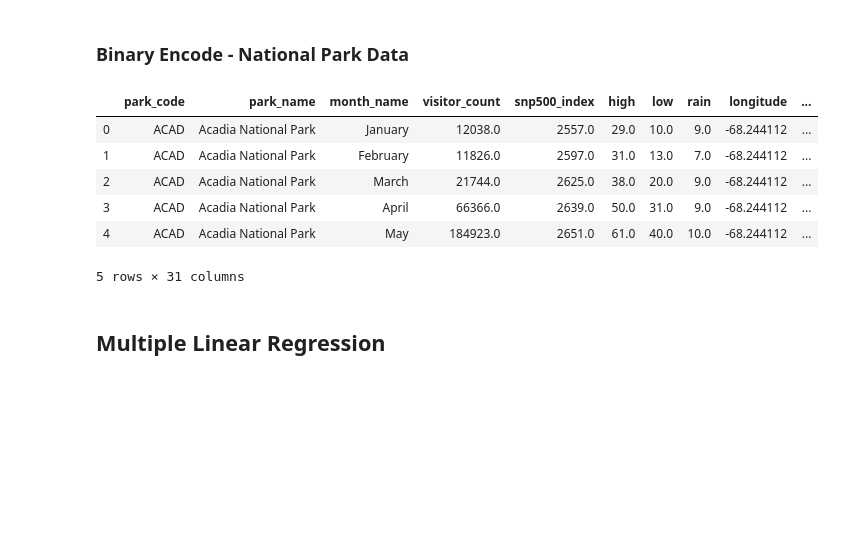
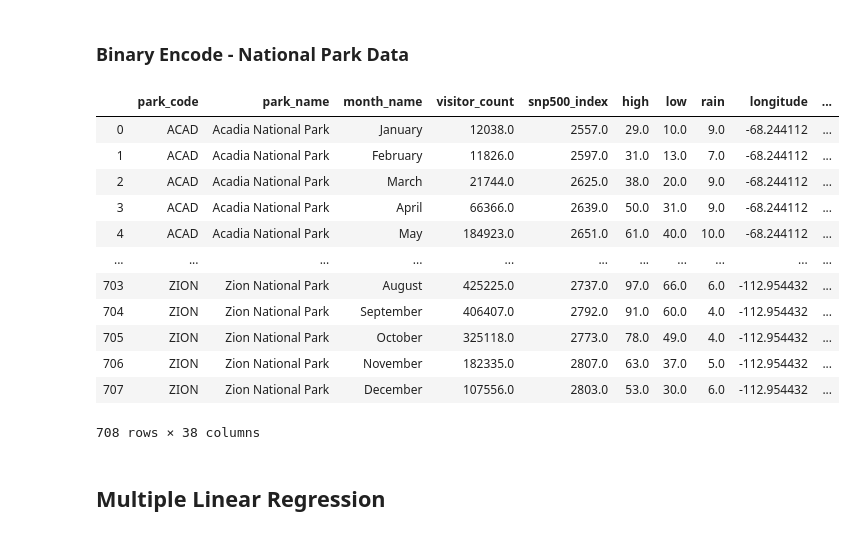
Before and after one commit to gkumar24/America-The-Beautiful, a Jupyter notebook: MultipleLinearRegression.ipynb, the cells around one changed output. Cells and saved outputs as stored; diff of their text form; code cells hidden in the pictures; blank space fills up the shorter version.

```diff
--- a/MultipleLinearRegression.ipynb
+++ b/MultipleLinearRegression.ipynb
@@ -63,15 +62,21 @@ if "climate_region" in NP_Fact_encoded:
     NP_Fact_encoded = binary_encode(NP_Fact_encoded,"climate_region")
 # %%
 # Show the encoded dataframe
-NP_Fact_encoded.head()
+NP_Fact_encoded
 # %% [output]
 |  | park_code | park_name | month_name | visitor_count | snp500_index | high | low | rain | longitude | ... |
 | 0 | ACAD | Acadia National Park | January | 12038.0 | 2557.0 | 29.0 | 10.0 | 9.0 | -68.244112 | ... |
 | 1 | ACAD | Acadia National Park | February | 11826.0 | 2597.0 | 31.0 | 13.0 | 7.0 | -68.244112 | ... |
 | 2 | ACAD | Acadia National Park | March | 21744.0 | 2625.0 | 38.0 | 20.0 | 9.0 | -68.244112 | ... |
 | 3 | ACAD | Acadia National Park | April | 66366.0 | 2639.0 | 50.0 | 31.0 | 9.0 | -68.244112 | ... |
 | 4 | ACAD | Acadia National Park | May | 184923.0 | 2651.0 | 61.0 | 40.0 | 10.0 | -68.244112 | ... |
+| ... | ... | ... | ... | ... | ... | ... | ... | ... | ... | ... |
+| 703 | ZION | Zion National Park | August | 425225.0 | 2737.0 | 97.0 | 66.0 | 6.0 | -112.954432 | ... |
+| 704 | ZION | Zion National Park | September | 406407.0 | 2792.0 | 91.0 | 60.0 | 4.0 | -112.954432 | ... |
+| 705 | ZION | Zion National Park | October | 325118.0 | 2773.0 | 78.0 | 49.0 | 4.0 | -112.954432 | ... |
+| 706 | ZION | Zion National Park | November | 182335.0 | 2807.0 | 63.0 | 37.0 | 5.0 | -112.954432 | ... |
+| 707 | ZION | Zion National Park | December | 107556.0 | 2803.0 | 53.0 | 30.0 | 6.0 | -112.954432 | ... |
-5 rows × 31 columns
+708 rows × 38 columns
 # %% [markdown]
 ## Multiple Linear Regression
 # %% [markdown]
```
Also changed, not shown: parts of 9 cells of this notebook, 3 other files.
